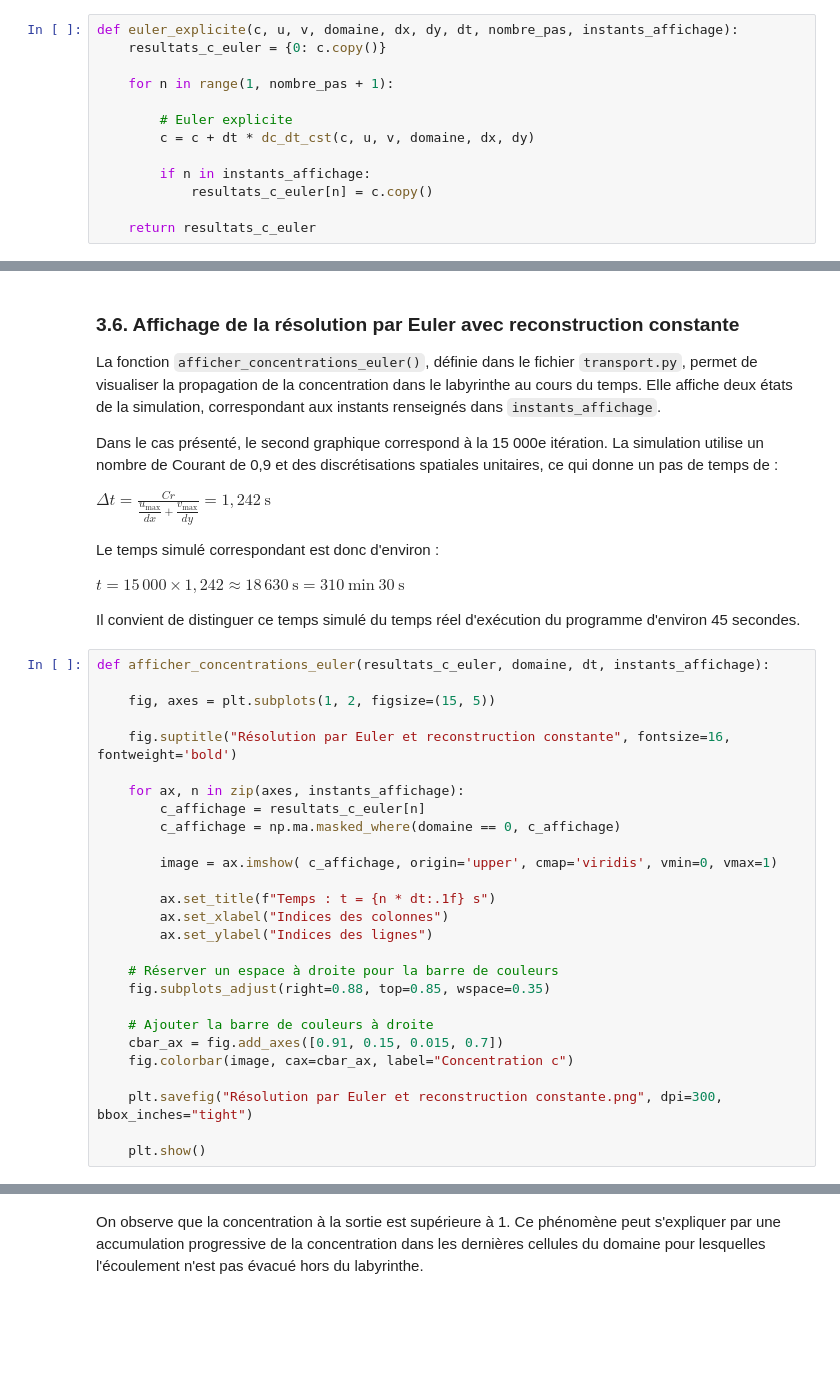
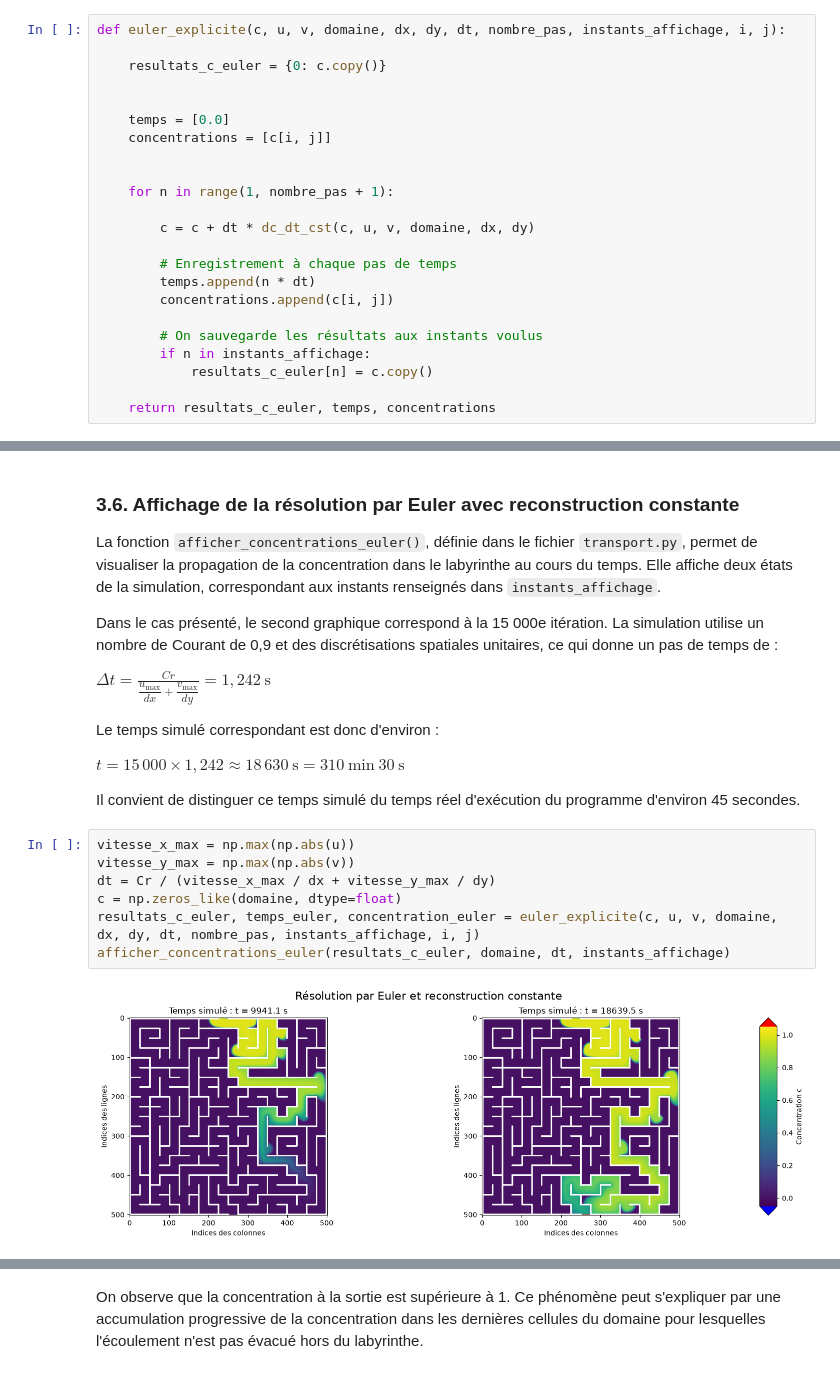
Before and after one commit to Lola-Cattini/projet-Volumes-Finis-, a Jupyter notebook: rapport.ipynb, the cells around one changed output, grey strips where cells are left out. Saved outputs shown, nothing was run; the diff lists cells and outputs as text; blank space fills up the shorter version.

```diff
--- a/rapport.ipynb
+++ b/rapport.ipynb
@@ -631,18 +528,28 @@ $
 
 où $\Delta_t$ représente le pas de temps et n l'indice temporel.
 # %%
-def euler_explicite(c, u, v, domaine, dx, dy, dt, nombre_pas, instants_affichage):
+def euler_explicite(c, u, v, domaine, dx, dy, dt, nombre_pas, instants_affichage, i, j):
+
     resultats_c_euler = {0: c.copy()}
+
+
+    temps = [0.0]
+    concentrations = [c[i, j]]
+
 
     for n in range(1, nombre_pas + 1):
 
-        # Euler explicite
         c = c + dt * dc_dt_cst(c, u, v, domaine, dx, dy)
 
+        # Enregistrement à chaque pas de temps
+        temps.append(n * dt)
+        concentrations.append(c[i, j])
+
+        # On sauvegarde les résultats aux instants voulus
         if n in instants_affichage:
             resultats_c_euler[n] = c.copy()
 
-    return resultats_c_euler
+    return resultats_c_euler, temps, concentrations
 # %% [markdown]
 La fonction commence par créer un dictionnaire `resultats_c_euler` dans lequel est enregistrée une copie de la concentration initiale. Elle effectue ensuite une boucle sur le nombre de pas de temps demandé.
 
@@ -670,29 +577,11 @@ $
 
 Il convient de distinguer ce temps simulé du temps réel d'exécution du programme d'environ 45 secondes.
 # %%
-def afficher_concentrations_euler(resultats_c_euler, domaine, dt, instants_affichage):
-
-    fig, axes = plt.subplots(1, 2, figsize=(15, 5))
-
-    fig.suptitle("Résolution par Euler et reconstruction constante", fontsize=16, fontweight='bold')
-
-    for ax, n in zip(axes, instants_affichage):
-        c_affichage = resultats_c_euler[n]
-        c_affichage = np.ma.masked_where(domaine == 0, c_affichage)
-
-        image = ax.imshow( c_affichage, origin='upper', cmap='viridis', vmin=0, vmax=1)
-
-        ax.set_title(f"Temps : t = {n * dt:.1f} s")
-        ax.set_xlabel("Indices des colonnes")
-        ax.set_ylabel("Indices des lignes")
-
-    # Réserver un espace à droite pour la barre de couleurs
-    fig.subplots_adjust(right=0.88, top=0.85, wspace=0.35)
-
-    # Ajouter la barre de couleurs à droite
-    cbar_ax = fig.add_axes([0.91, 0.15, 0.015, 0.7])
-    fig.colorbar(image, cax=cbar_ax, label="Concentration c")
-
-    plt.savefig("Résolution par Euler et reconstruction constante.png", dpi=300, bbox_inches="tight")
-
-    plt.show()
+vitesse_x_max = np.max(np.abs(u))
+vitesse_y_max = np.max(np.abs(v))
+dt = Cr / (vitesse_x_max / dx + vitesse_y_max / dy)
+c = np.zeros_like(domaine, dtype=float)
+resultats_c_euler, temps_euler, concentration_euler = euler_explicite(c, u, v, domaine, dx, dy, dt, nombre_pas, instants_affichage, i, j)
+afficher_concentrations_euler(resultats_c_euler, domaine, dt, instants_affichage)
+# %% [output]
+[figure, added]
```
Also changed, not shown: parts of 18 cells of this notebook, 7 other files.
